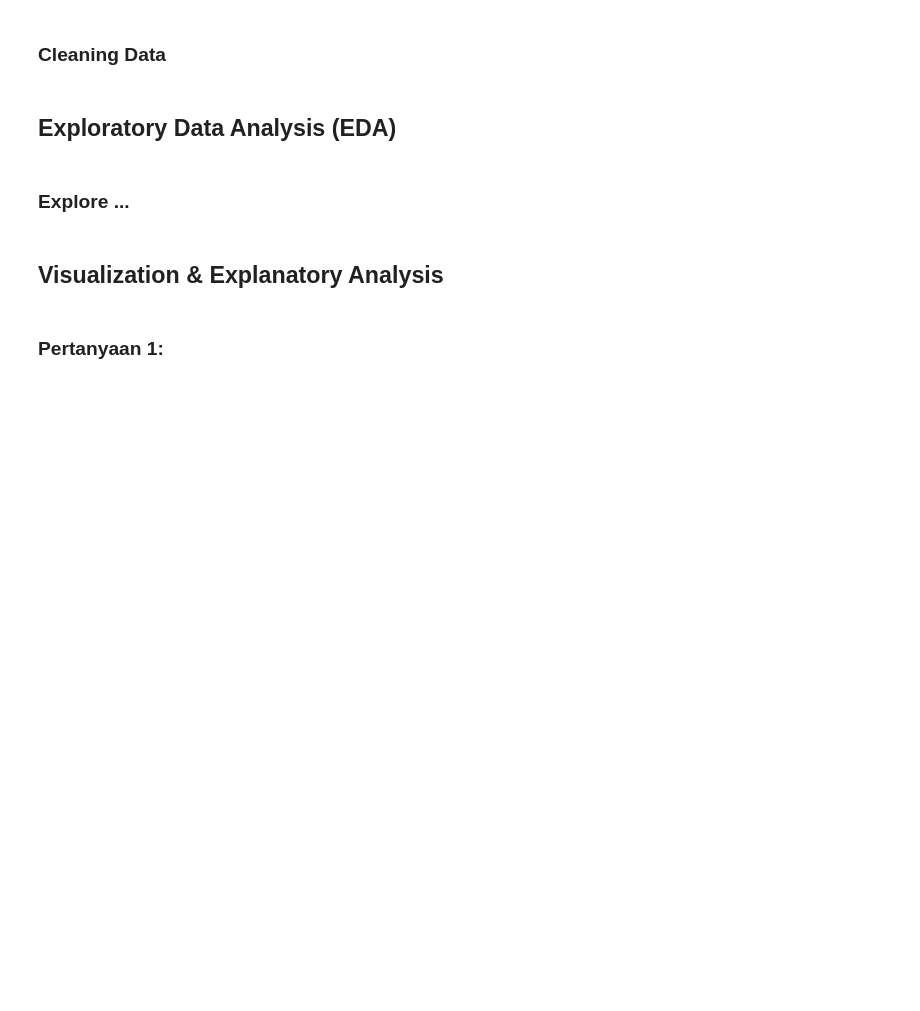
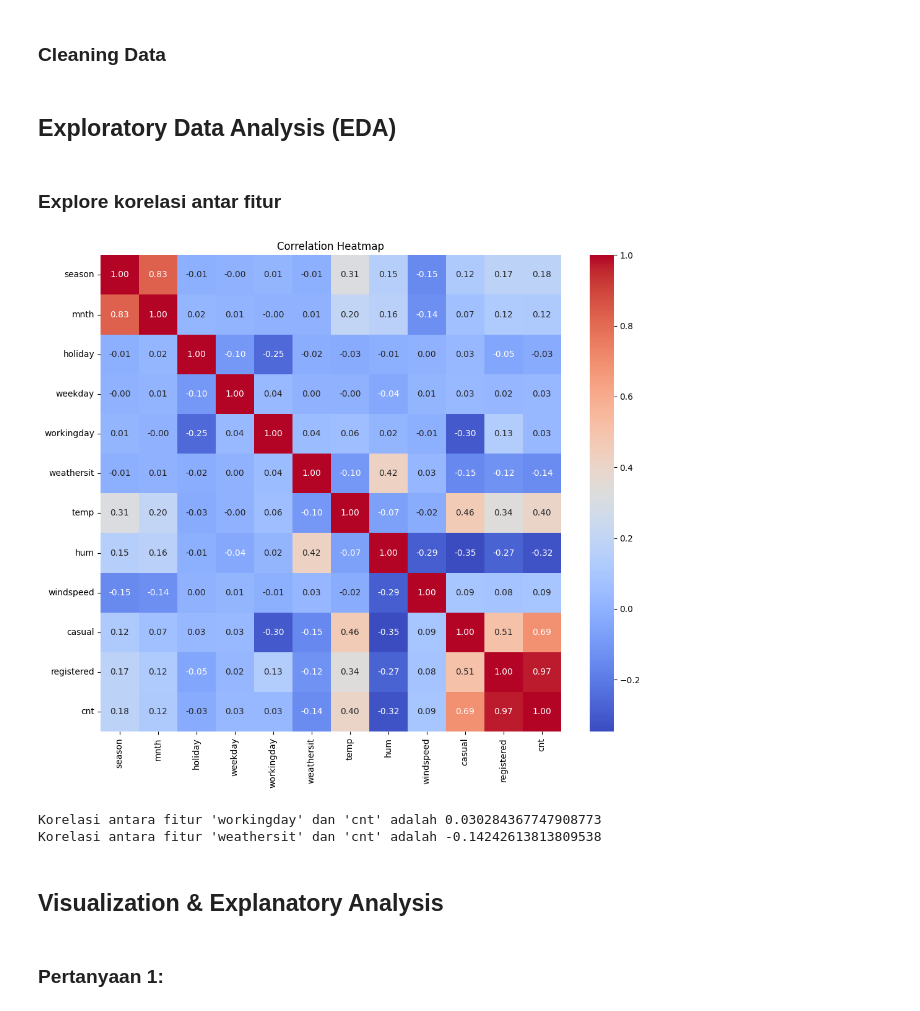
Before and after one commit to DhafindraStefano/ProyekAkhirAnalisisDataDicoding, a Jupyter notebook: Proyek_Akhir_Analisis_Data.ipynb, the cells around one changed output. Cells and saved outputs as stored; diff of their text form; code cells hidden in the pictures; blank space fills up the shorter version.

```diff
--- a/Proyek_Akhir_Analisis_Data.ipynb
+++ b/Proyek_Akhir_Analisis_Data.ipynb
@@ -38,0 +35,3 @@ df.describe()
+# %%
+df2 = pd.read_csv('hour.csv')
+df2.describe()
@@ -197,5 +156,6 @@ plt.show()
 # %% [markdown]
 ### Cleaning Data
 # %%
-#Menghilangkan beberapa fitur yang memiliki nilai korelasi rendah
-df = df.drop('instant', axis=1)
+#Menghilangkan beberapa fitur yang tidak terpakai
+dropkolom = ['instant', 'yr', 'atemp','hr']
+df2 = df2.drop(dropkolom, axis=1)
@@ -202,7 +164,30 @@ df = df.drop('instant', axis=1)
 # %% [markdown]
 ## Exploratory Data Analysis (EDA)
 # %% [markdown]
-### Explore ...
+### Explore korelasi antar fitur
+# %%
+# Select only the numeric columns from the DataFrame
+numeric_columns = df2.select_dtypes(include=['int64', 'float64']).columns
+
+# Calculate the correlation matrix for the numeric columns
+corr = df2[numeric_columns].corr()
+
+# Create a heatmap of the correlation matrix
+plt.figure(figsize=(12, 10))
+sns.heatmap(corr, annot=True, cmap='coolwarm', fmt='.2f')
+plt.title('Correlation Heatmap')
+plt.show()
+# %% [output]
+[figure, added]
+# %%
+korelasi = df2['workingday'].corr(df2['cnt'])
+print("Korelasi antara fitur 'workingday' dan 'cnt' adalah {}".format(korelasi))
+
+korelasi = df2['weathersit'].corr(df2['cnt'])
+print("Korelasi antara fitur 'weathersit' dan 'cnt' adalah {}".format(korelasi))
+# %% [output]
+Korelasi antara fitur 'workingday' dan 'cnt' adalah 0.030284367747908773
+Korelasi antara fitur 'weathersit' dan 'cnt' adalah -0.14242613813809538
 # %% [markdown]
 ## Visualization & Explanatory Analysis
 # %% [markdown]
```
Also changed, not shown: parts of 13 cells of this notebook.
